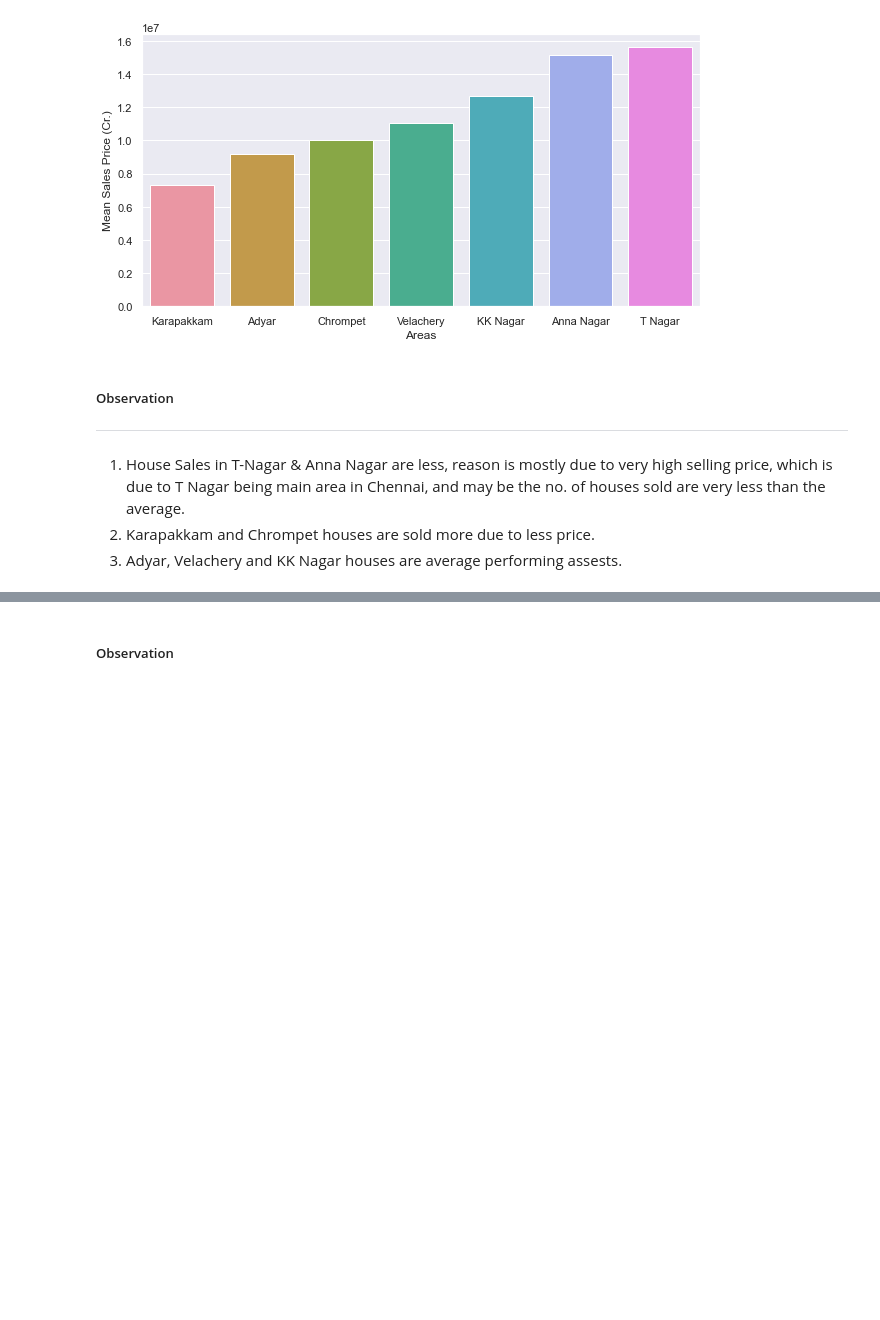
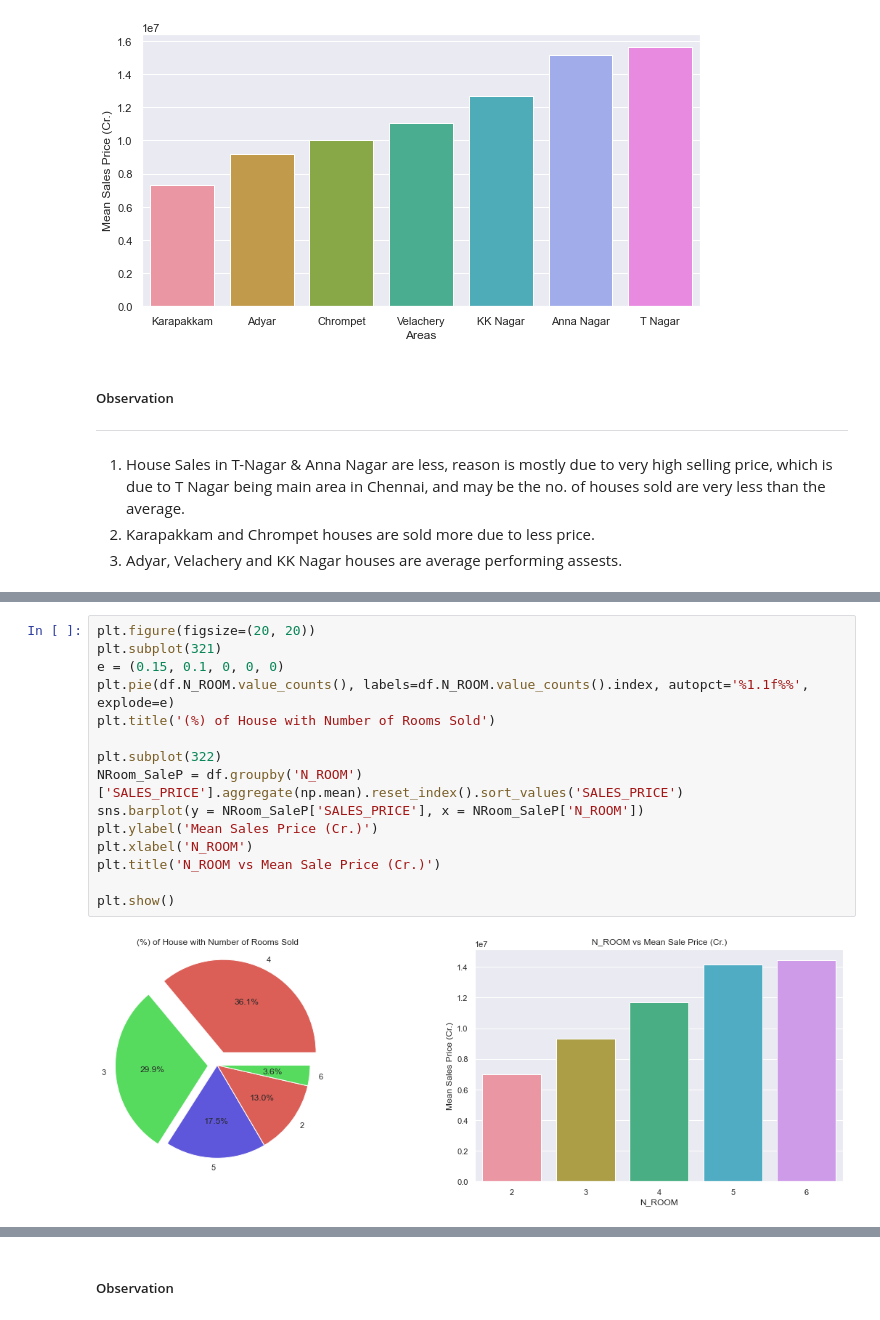
Before and after one commit to Jeyramana/House_Price_Predict, a Jupyter notebook: House_Price_Predict.ipynb, the cells around one changed output, grey strips where cells are left out. Cells and saved outputs as stored; diff of their text form; blank space fills up the shorter version.

```diff
--- a/House_Price_Predict.ipynb
+++ b/House_Price_Predict.ipynb
@@ -704,0 +749,17 @@ Text(0.5, 0, 'Areas')
+# %%
+plt.figure(figsize=(20, 20))
+plt.subplot(321)
+e = (0.15, 0.1, 0, 0, 0)
+plt.pie(df.N_ROOM.value_counts(), labels=df.N_ROOM.value_counts().index, autopct='%1.1f%%', explode=e)
+plt.title('(%) of House with Number of Rooms Sold')
+
+plt.subplot(322)
+NRoom_SaleP = df.groupby('N_ROOM')['SALES_PRICE'].aggregate(np.mean).reset_index().sort_values('SALES_PRICE')
+sns.barplot(y = NRoom_SaleP['SALES_PRICE'], x = NRoom_SaleP['N_ROOM'])
+plt.ylabel('Mean Sales Price (Cr.)')
+plt.xlabel('N_ROOM')
+plt.title('N_ROOM vs Mean Sale Price (Cr.)')
+
+plt.show()
+# %% [output]
+[figure, added]
```
Also changed, not shown: parts of 49 cells of this notebook.
